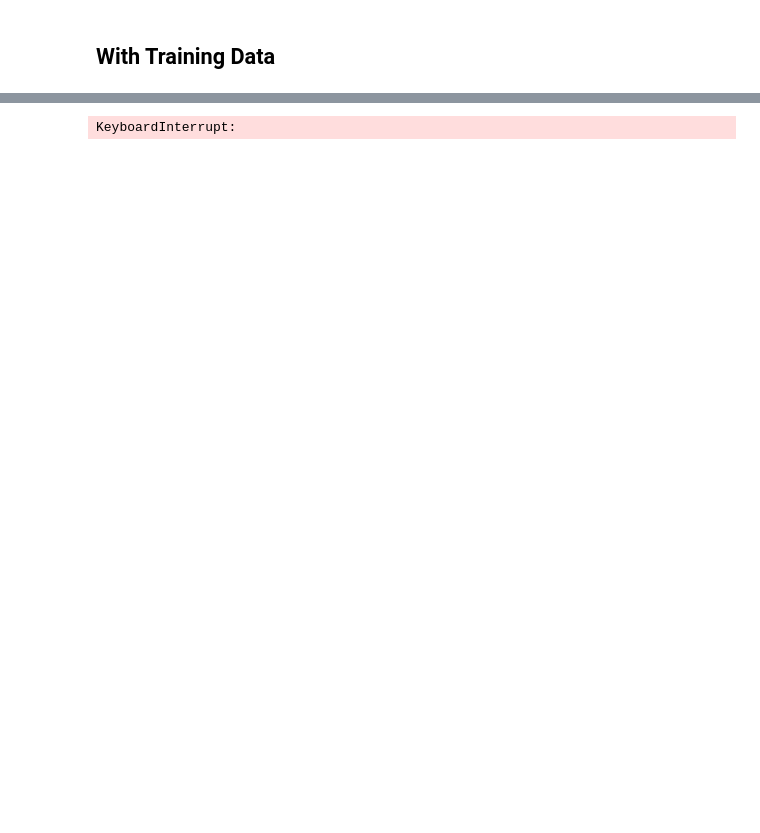
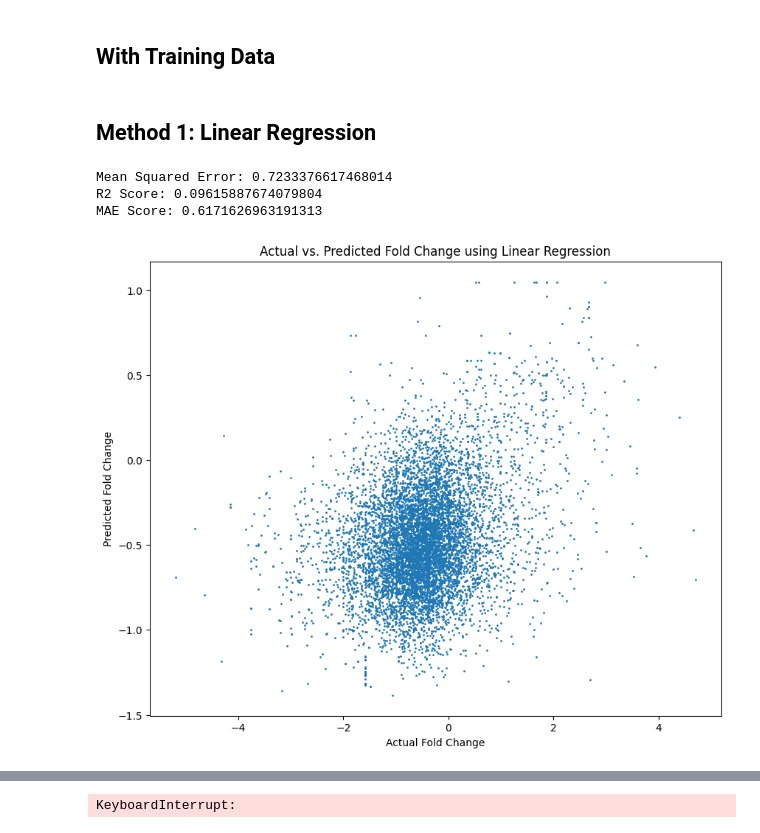
Before and after one commit to vratins/PromoterStrength, a Jupyter notebook: regressionModel.ipynb, the cells around one changed output, grey strips where cells are left out. Saved outputs shown, nothing was run; the diff lists cells and outputs as text; code cells hidden in the pictures; blank space fills up the shorter version.

```diff
--- a/regressionModel.ipynb
+++ b/regressionModel.ipynb
@@ -87,27 +34,27 @@ log_foldChange = train_data["log2_foldchange"]
+# %% [markdown]
+## Method 1: Linear Regression
 # %%
-# X = features
-# y = log_foldChange
-# X_train, X_test, y_train, y_test = train_test_split(X, y, test_size=0.2, random_state=42)
-# model = LinearRegression()
-# model.fit(X_train, y_train)
-# y_pred = model.predict(X_test)
+lr_model = LinearRegression()
+lr_model.fit(X_train, y_train)
+lr_pred = lr_model.predict(X_test)
 
-# mse = mean_squared_error(y_test, y_pred)
-# print(f'Mean Squared Error: {mse}')
+mse = mean_squared_error(y_test, lr_pred)
+print(f'Mean Squared Error: {mse}')
 
-# r2 = r2_score(y_test, y_pred)
-# print(f'R2 Score: {r2}')
+r2 = r2_score(y_test, lr_pred)
+print(f'R2 Score: {r2}')
 
-# mae = mean_absolute_error(y_test, y_pred)
-# print(f'MAE Score: {mae}')
+mae = mean_absolute_error(y_test, lr_pred)
+print(f'MAE Score: {mae}')
 
-# plt.figure(figsize=(10, 8))
-# plt.scatter(y_test, y_pred, s=1)
-# plt.xlabel('Actual Fold Change')
-# plt.ylabel('Predicted Fold Change')
-# plt.title('Actual vs. Predicted Fold Change')
-# plt.show()
-# # Latest Values:
-# # Mean Squared Error: 0.7233376617468014
-# # R2 Score: 0.09615887674079804
-# # MAE Score: 0.6171626963191313
+plt.figure(figsize=(10, 8))
+plt.scatter(y_test, lr_pred, s=1)
+plt.xlabel('Actual Fold Change')
+plt.ylabel('Predicted Fold Change')
+plt.title('Actual vs. Predicted Fold Change using Linear Regression')
+plt.show()
+# %% [output]
+Mean Squared Error: 0.7233376617468014
+R2 Score: 0.09615887674079804
+MAE Score: 0.6171626963191313
+[figure, added]
```
Also changed, not shown: parts of 14 cells of this notebook, 1 other file.
